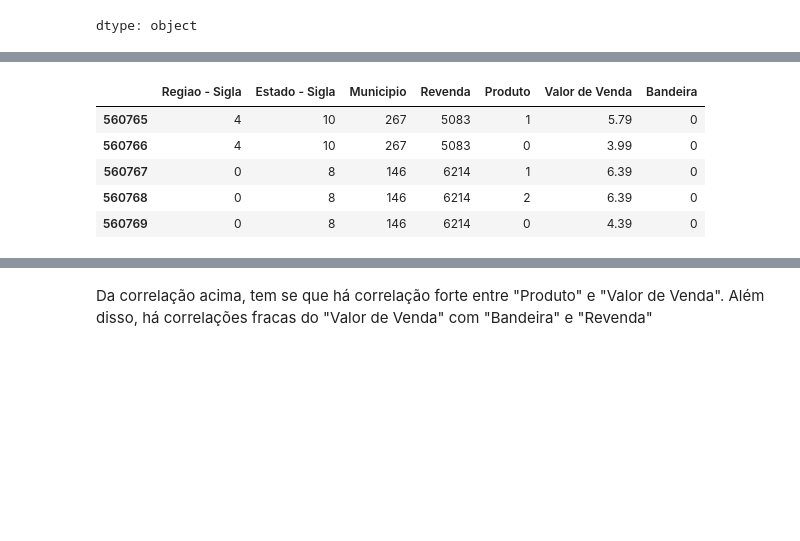
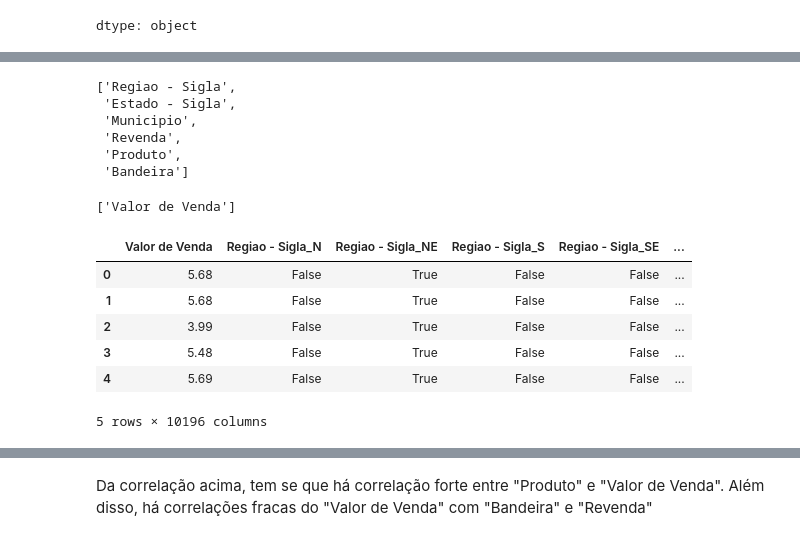
Before and after one commit to SandraRojasZ/DataScience, a Jupyter notebook: ProjetoAED.ipynb, the cells around one changed output, grey strips where cells are left out. Cells and saved outputs as stored; diff of their text form; code cells hidden in the pictures; blank space fills up the shorter version.

Commit message:
Utilizado get_dummies

```diff
--- a/ProjetoAED.ipynb
+++ b/ProjetoAED.ipynb
@@ -953,14 +941,29 @@ df_limpo["Revenda"] = le.fit_transform(df_limpo["Revenda"])
-# %%
-df_limpo['Produto'] = le.fit_transform(df_limpo['Produto'])
-# %%
-df_limpo['Bandeira'] = le.fit_transform(df_limpo['Bandeira'])
-# %%
-df_limpo.tail()
-# %% [output]
-|  | Regiao - Sigla | Estado - Sigla | Municipio | Revenda | Produto | Valor de Venda | Bandeira |
-| 560765 | 4 | 10 | 267 | 5083 | 1 | 5.79 | 0 |
-| 560766 | 4 | 10 | 267 | 5083 | 0 | 3.99 | 0 |
-| 560767 | 0 | 8 | 146 | 6214 | 1 | 6.39 | 0 |
-| 560768 | 0 | 8 | 146 | 6214 | 2 | 6.39 | 0 |
-| 560769 | 0 | 8 | 146 | 6214 | 0 | 4.39 | 0 |
+# %%
+cat_col = [col for col in df_limpo.columns if df_limpo[col].dtype == 'object']
+cat_col
+# %% [output]
+['Regiao - Sigla',
+ 'Estado - Sigla',
+ 'Municipio',
+ 'Revenda',
+ 'Produto',
+ 'Bandeira']
+# %%
+# dados numéricos
+num_col = [col for col in df_limpo.columns if df_limpo[col].dtype != 'object']
+num_col
+# %% [output]
+['Valor de Venda']
+# %%
+df_processado = pd.get_dummies(df_limpo, columns=cat_col, drop_first=True)
+# %%
+df_processado.head()
+# %% [output]
+|  | Valor de Venda | Regiao - Sigla_N | Regiao - Sigla_NE | Regiao - Sigla_S | Regiao - Sigla_SE | ... |
+| 0 | 5.68 | False | True | False | False | ... |
+| 1 | 5.68 | False | True | False | False | ... |
+| 2 | 3.99 | False | True | False | False | ... |
+| 3 | 5.48 | False | True | False | False | ... |
+| 4 | 5.69 | False | True | False | False | ... |
+5 rows × 10196 columns
 # %%
```
Also changed, not shown: parts of 20 cells of this notebook.
